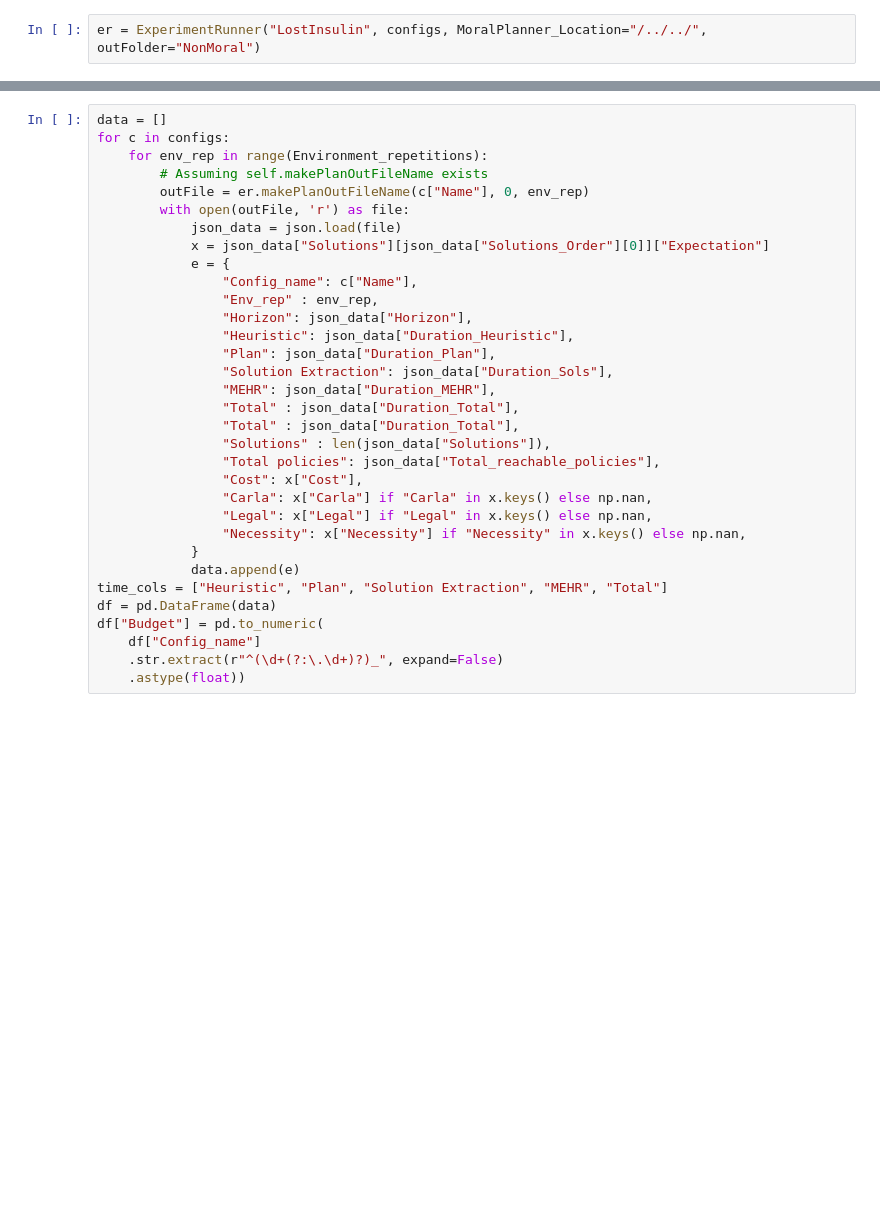
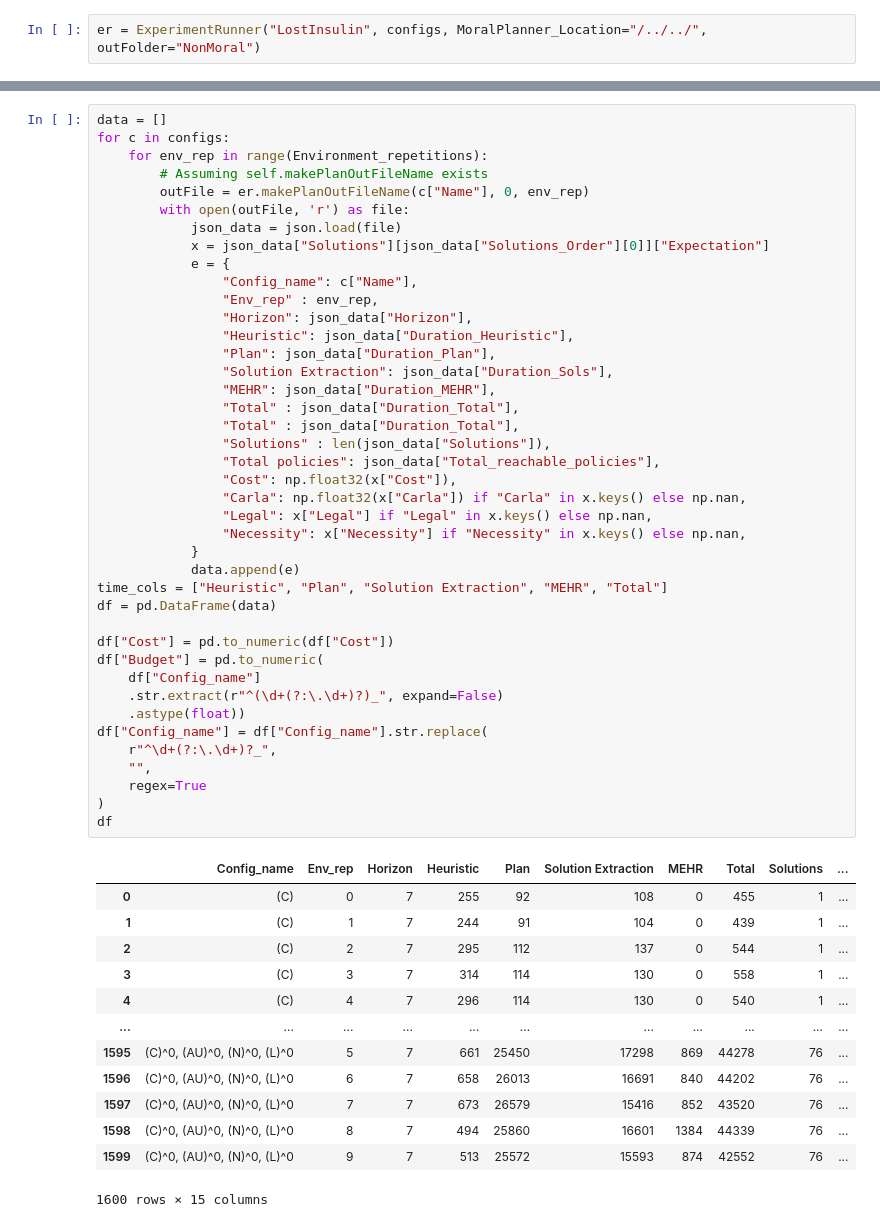
Before and after one commit to sameysimon/MoralPlanner, a Jupyter notebook: Notebooks/LostInsulin/NonMoral.ipynb, the cells around one changed output, grey strips where cells are left out. Saved outputs shown, nothing was run; the diff lists cells and outputs as text; blank space fills up the shorter version.

```diff
--- a/Notebooks/LostInsulin/NonMoral.ipynb
+++ b/Notebooks/LostInsulin/NonMoral.ipynb
@@ -198,32 +247,54 @@ EXECUTE /home/psiko/Programming/MoralPlanner/Notebooks/LostInsulin/../../MPlan/c
 data = []
 for c in configs:
     for env_rep in range(Environment_repetitions):
         # Assuming self.makePlanOutFileName exists
         outFile = er.makePlanOutFileName(c["Name"], 0, env_rep)
         with open(outFile, 'r') as file:
             json_data = json.load(file)
             x = json_data["Solutions"][json_data["Solutions_Order"][0]]["Expectation"]
             e = {
                 "Config_name": c["Name"],
                 "Env_rep" : env_rep,
                 "Horizon": json_data["Horizon"],
                 "Heuristic": json_data["Duration_Heuristic"],
                 "Plan": json_data["Duration_Plan"],
                 "Solution Extraction": json_data["Duration_Sols"],
                 "MEHR": json_data["Duration_MEHR"],
                 "Total" : json_data["Duration_Total"],
                 "Total" : json_data["Duration_Total"],
                 "Solutions" : len(json_data["Solutions"]),
                 "Total policies": json_data["Total_reachable_policies"],
-                "Cost": x["Cost"],
-                "Carla": x["Carla"] if "Carla" in x.keys() else np.nan,
+                "Cost": np.float32(x["Cost"]),
+                "Carla": np.float32(x["Carla"]) if "Carla" in x.keys() else np.nan,
                 "Legal": x["Legal"] if "Legal" in x.keys() else np.nan,
                 "Necessity": x["Necessity"] if "Necessity" in x.keys() else np.nan,
             }
             data.append(e)
 time_cols = ["Heuristic", "Plan", "Solution Extraction", "MEHR", "Total"]
 df = pd.DataFrame(data)
+
+df["Cost"] = pd.to_numeric(df["Cost"])
 df["Budget"] = pd.to_numeric(
     df["Config_name"]
     .str.extract(r"^(\d+(?:\.\d+)?)_", expand=False)
     .astype(float))
+df["Config_name"] = df["Config_name"].str.replace(
+    r"^\d+(?:\.\d+)?_",
+    "",
+    regex=True
+)
+df
+# %% [output]
+|  | Config_name | Env_rep | Horizon | Heuristic | Plan | Solution Extraction | MEHR | Total | Solutions | ... |
+| 0 | (C) | 0 | 7 | 255 | 92 | 108 | 0 | 455 | 1 | ... |
+| 1 | (C) | 1 | 7 | 244 | 91 | 104 | 0 | 439 | 1 | ... |
+| 2 | (C) | 2 | 7 | 295 | 112 | 137 | 0 | 544 | 1 | ... |
+| 3 | (C) | 3 | 7 | 314 | 114 | 130 | 0 | 558 | 1 | ... |
+| 4 | (C) | 4 | 7 | 296 | 114 | 130 | 0 | 540 | 1 | ... |
+| ... | ... | ... | ... | ... | ... | ... | ... | ... | ... | ... |
+| 1595 | (C)^0, (AU)^0, (N)^0, (L)^0 | 5 | 7 | 661 | 25450 | 17298 | 869 | 44278 | 76 | ... |
+| 1596 | (C)^0, (AU)^0, (N)^0, (L)^0 | 6 | 7 | 658 | 26013 | 16691 | 840 | 44202 | 76 | ... |
+| 1597 | (C)^0, (AU)^0, (N)^0, (L)^0 | 7 | 7 | 673 | 26579 | 15416 | 852 | 43520 | 76 | ... |
+| 1598 | (C)^0, (AU)^0, (N)^0, (L)^0 | 8 | 7 | 494 | 25860 | 16601 | 1384 | 44339 | 76 | ... |
+| 1599 | (C)^0, (AU)^0, (N)^0, (L)^0 | 9 | 7 | 513 | 25572 | 15593 | 874 | 42552 | 76 | ... |
+1600 rows × 15 columns
```
Also changed, not shown: parts of 15 cells of this notebook, 10 other files.
